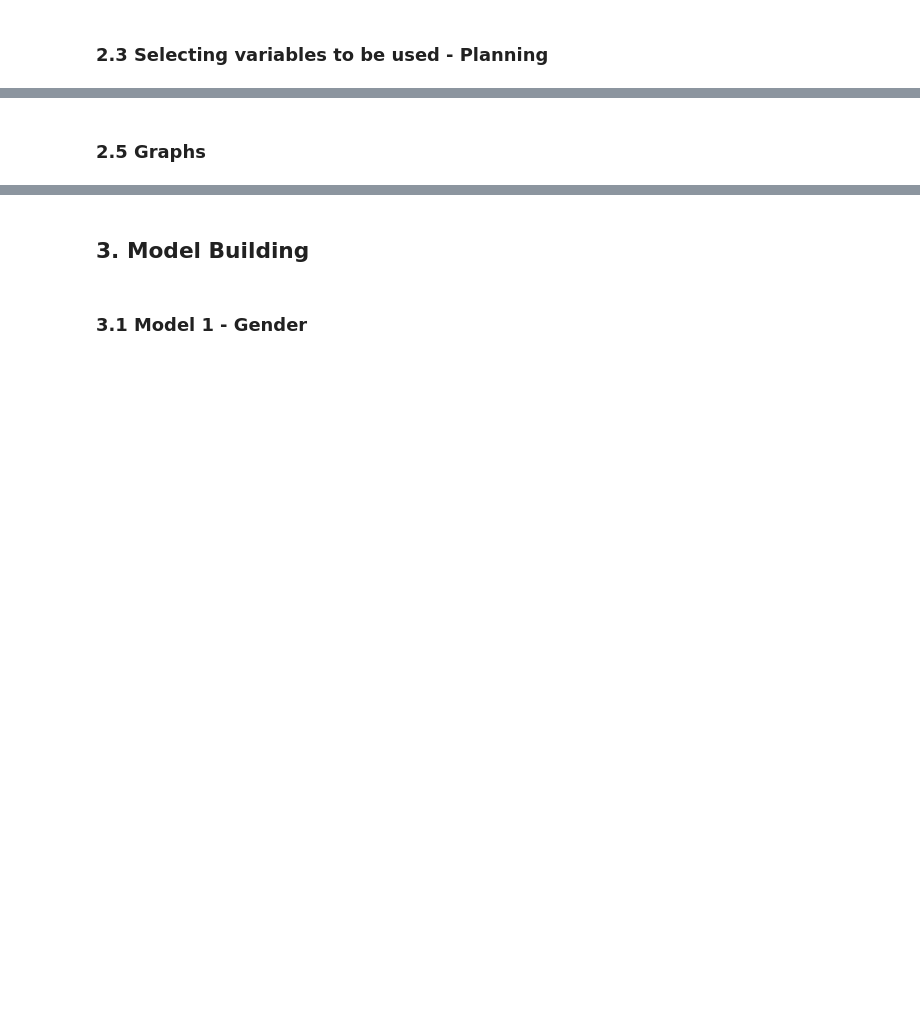
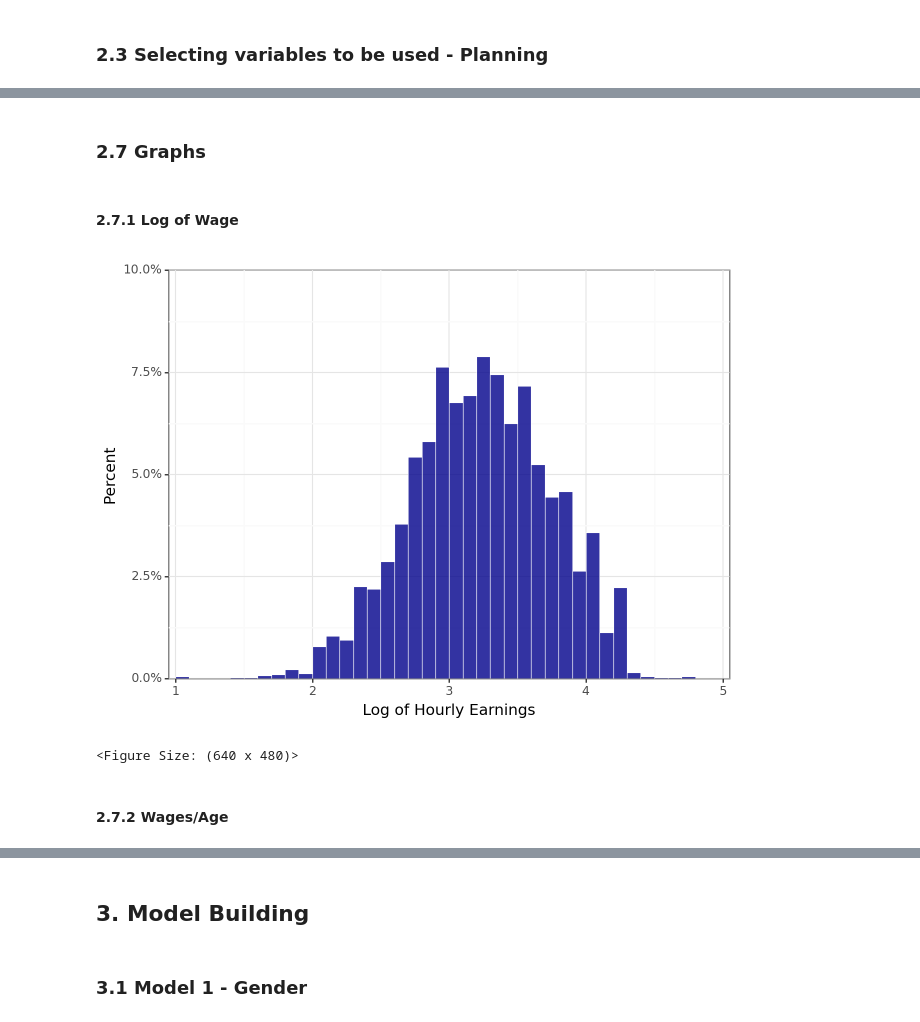
Before and after one commit to MarcellM01/Data-Analysis-3, a Jupyter notebook: Homework_1/Homework_1.ipynb, the cells around one changed output, grey strips where cells are left out. Drawn from its saved outputs; the diff is of its cells as text; code cells hidden in the pictures; blank space fills up the shorter version.

```diff
--- a/Homework_1/Homework_1.ipynb
+++ b/Homework_1/Homework_1.ipynb
@@ -198,2 +331,34 @@ data_filtered_business['Native_Born_in_PR_or_US_Outlying'] = (data_filtered_busi
 # %% [markdown]
-### 2.5 Graphs
+### 2.7 Graphs
+# %% [markdown]
+#### 2.7.1 Log of Wage
+# %%
+plot1 = (
+    ggplot(data_filtered_business, aes(x="ln_earnings_per_hour", y="stat(count)/sum(stat(count))"))
+    + geom_histogram(
+        binwidth=0.1,
+        boundary=0,
+        color="white",
+        fill="darkblue",
+        size=0.25,
+        alpha=0.8,
+        show_legend=False,
+        na_rm=True,
+    )
+    + labs(x="Log of Hourly Earnings", y="Percent")
+    + expand_limits(x=0.01, y=0.01)
+    + scale_x_continuous(expand=(0.01, 0.01), limits=(1, 5))
+    + scale_y_continuous(
+        expand=(0.0, 0.0),
+        limits=(0, 0.1),
+        labels=percent_format(),
+    )
+    + theme_bw()
+)
+
+plot1
+# %% [output]
+[figure, added]
+<Figure Size: (640 x 480)>
+# %% [markdown]
+#### 2.7.2 Wages/Age
```
Also changed, not shown: parts of 37 cells of this notebook, 1 other file.
